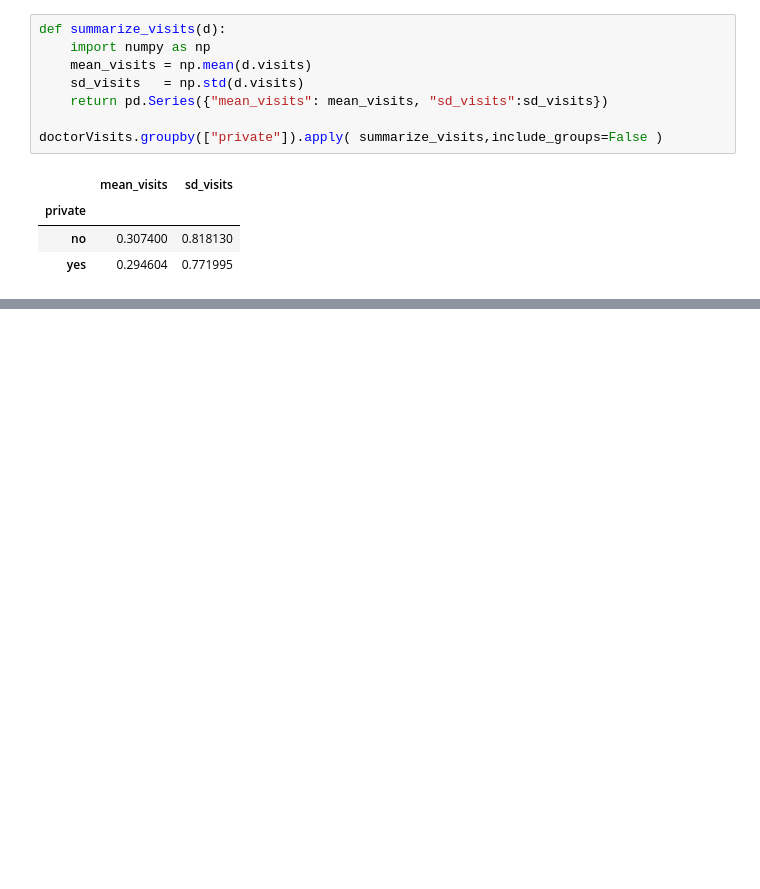
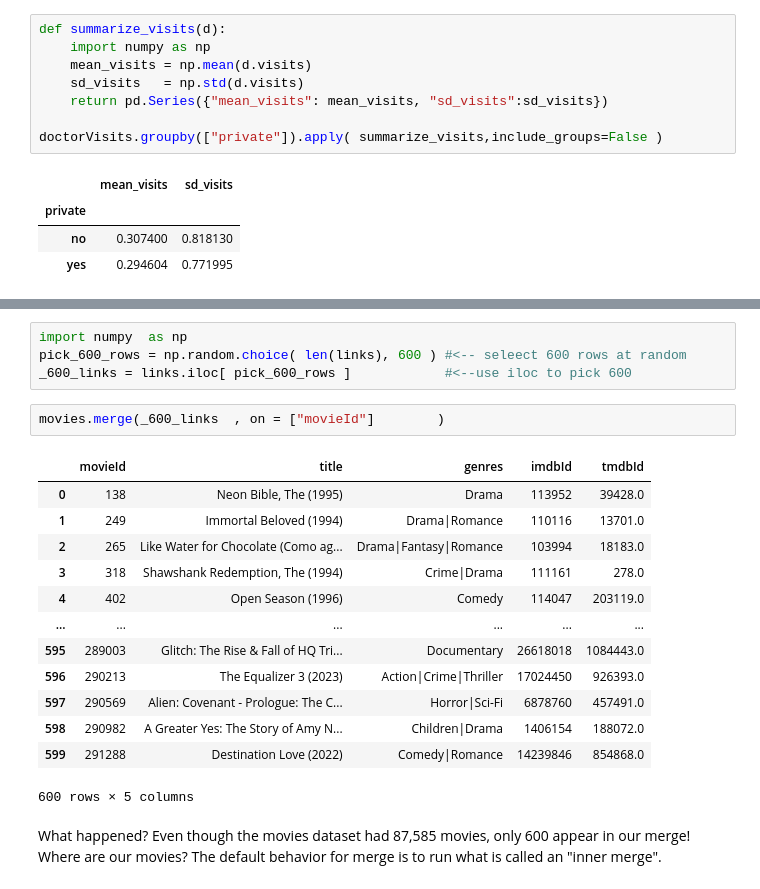
Before and after one commit to computationalUncertaintyLab/dexp_book, a Jupyter notebook: chapter4__split_apply_combine_and_merging.ipynb, the cells around one changed output, grey strips where cells are left out. Drawn from its saved outputs; the diff is of its cells as text; blank space fills up the shorter version.

```diff
--- a/chapter4__split_apply_combine_and_merging.ipynb
+++ b/chapter4__split_apply_combine_and_merging.ipynb
@@ -115,0 +193,24 @@ SyntaxError: invalid syntax (1850203746.py, line 1)
+# %%
+import numpy  as np
+pick_600_rows = np.random.choice( len(links), 600 ) #<-- seleect 600 rows at random
+_600_links = links.iloc[ pick_600_rows ]            #<--use iloc to pick 600
+# %%
+movies.merge(_600_links  , on = ["movieId"]        )
+# %% [output]
+|  | movieId | title | genres | imdbId | tmdbId |
+| 0 | 138 | Neon Bible, The (1995) | Drama | 113952 | 39428.0 |
+| 1 | 249 | Immortal Beloved (1994) | Drama|Romance | 110116 | 13701.0 |
+| 2 | 265 | Like Water for Chocolate (Como ag... | Drama|Fantasy|Romance | 103994 | 18183.0 |
+| 3 | 318 | Shawshank Redemption, The (1994) | Crime|Drama | 111161 | 278.0 |
+| 4 | 402 | Open Season (1996) | Comedy | 114047 | 203119.0 |
+| ... | ... | ... | ... | ... | ... |
+| 595 | 289003 | Glitch: The Rise & Fall of HQ Tri... | Documentary | 26618018 | 1084443.0 |
+| 596 | 290213 | The Equalizer 3 (2023) | Action|Crime|Thriller | 17024450 | 926393.0 |
+| 597 | 290569 | Alien: Covenant - Prologue: The C... | Horror|Sci-Fi | 6878760 | 457491.0 |
+| 598 | 290982 | A Greater Yes: The Story of Amy N... | Children|Drama | 1406154 | 188072.0 |
+| 599 | 291288 | Destination Love (2022) | Comedy|Romance | 14239846 | 854868.0 |
+600 rows × 5 columns
+# %% [markdown]
+What happened? Even though the movies dataset had 87,585 movies, only 600 appear in our merge!
+Where are our movies?
+The default behavior for merge is to run what is called an "inner merge".
```
Also changed, not shown: parts of 7 cells of this notebook.
